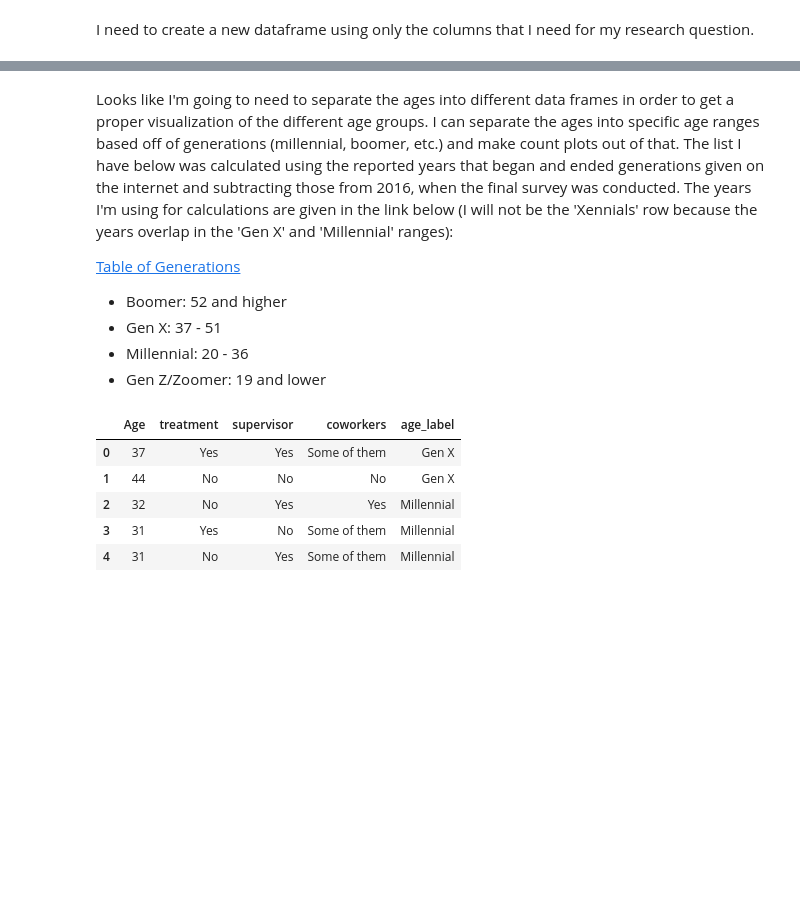
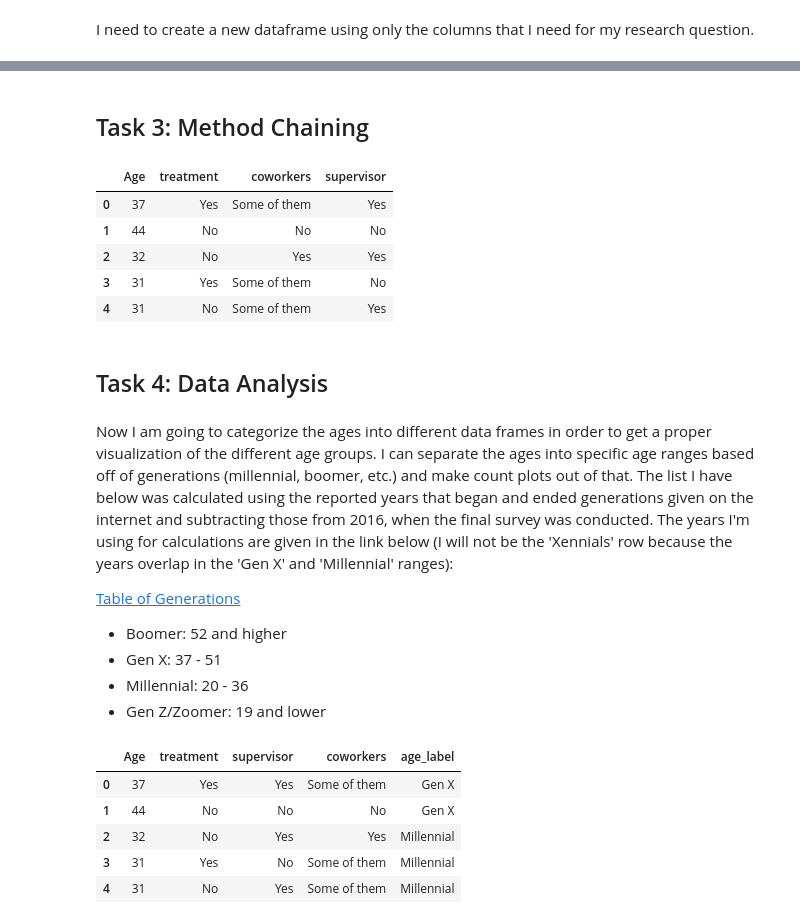
Before and after one commit to ubco-W2022T1-cosc301/project-group06, a Jupyter notebook: notebooks/analysis1.ipynb, the cells around one changed output, grey strips where cells are left out. Cells and saved outputs as stored; diff of their text form; code cells hidden in the pictures; blank space fills up the shorter version.

Commit message:
Completed Milestone 3 Task 3
see title

```diff
--- a/notebooks/analysis1.ipynb
+++ b/notebooks/analysis1.ipynb
@@ -155,5 +111,22 @@ plt.show()
+# %% [markdown]
+## Task 3: Method Chaining
+# %%
+import project_functions1 as p1
+
+load_df = pd.read_csv('../data/raw/dataRaw.csv')
+proj_df = p1.load_and_process(load_df)
+proj_df.head()
+# %% [output]
+|  | Age | treatment | coworkers | supervisor |
+| 0 | 37 | Yes | Some of them | Yes |
+| 1 | 44 | No | No | No |
+| 2 | 32 | No | Yes | Yes |
+| 3 | 31 | Yes | Some of them | No |
+| 4 | 31 | No | Some of them | Yes |
+# %% [markdown]
+## Task 4: Data Analysis
 # %% [markdown]
-Looks like I'm going to need to separate the ages into different data frames in order to get a proper visualization of the different age groups. I can separate the ages into specific age ranges based off of generations (millennial, boomer, etc.) and make count plots out of that. The list I have below was calculated using the reported years that began and ended generations given on the internet and subtracting those from 2016, when the final survey was conducted. The years I'm using for calculations are given in the link below (I will not be the 'Xennials' row because the years overlap in the 'Gen X' and 'Millennial' ranges):
+Now I am going to categorize the ages into different data frames in order to get a proper visualization of the different age groups. I can separate the ages into specific age ranges based off of generations (millennial, boomer, etc.) and make count plots out of that. The list I have below was calculated using the reported years that began and ended generations given on the internet and subtracting those from 2016, when the final survey was conducted. The years I'm using for calculations are given in the link below (I will not be the 'Xennials' row because the years overlap in the 'Gen X' and 'Millennial' ranges):
 
 [Table of Generations](https://www.careerplanner.com/Career-Articles/Generations.cfm)
 
```
Also changed, not shown: parts of 15 cells of this notebook, 2 other files.
